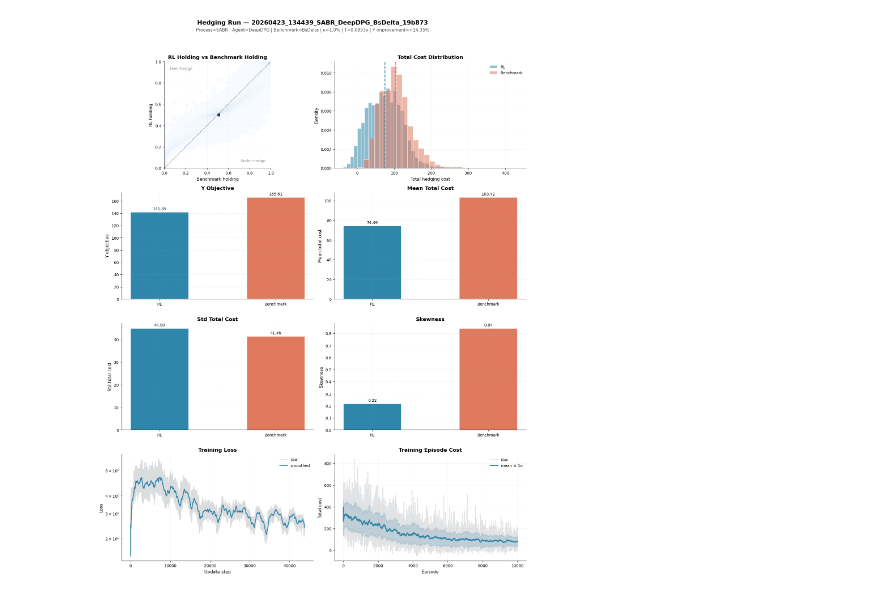
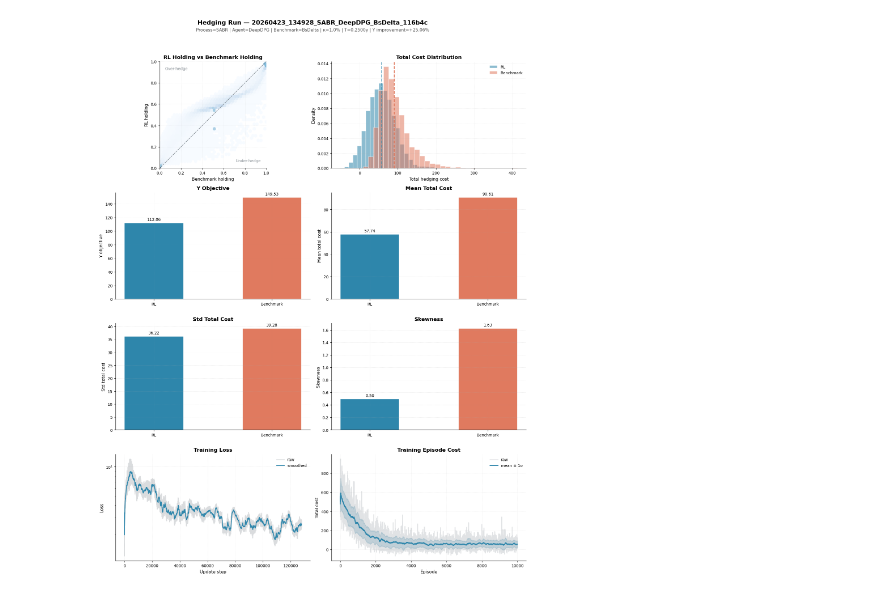
Before and after one commit to thibault-charbonnier/deep-hedging, a Jupyter notebook: notebooks/plot.ipynb, the cells around one changed output. Cells and saved outputs as stored; diff of their text form; code cells hidden in the pictures.

```diff
--- a/notebooks/plot.ipynb
+++ b/notebooks/plot.ipynb
@@ -1,6 +1,6 @@
 # %%
 from src.utils.run_plots import plot_run
 # %%
-plot_run("20260423_134439_SABR_DeepDPG_BsDelta_19b873")
+plot_run("20260423_134928_SABR_DeepDPG_BsDelta_116b4c")
 # %% [output]
-[figure, old version]
+[figure, new version]
```
Also changed, not shown: 2 other files.
